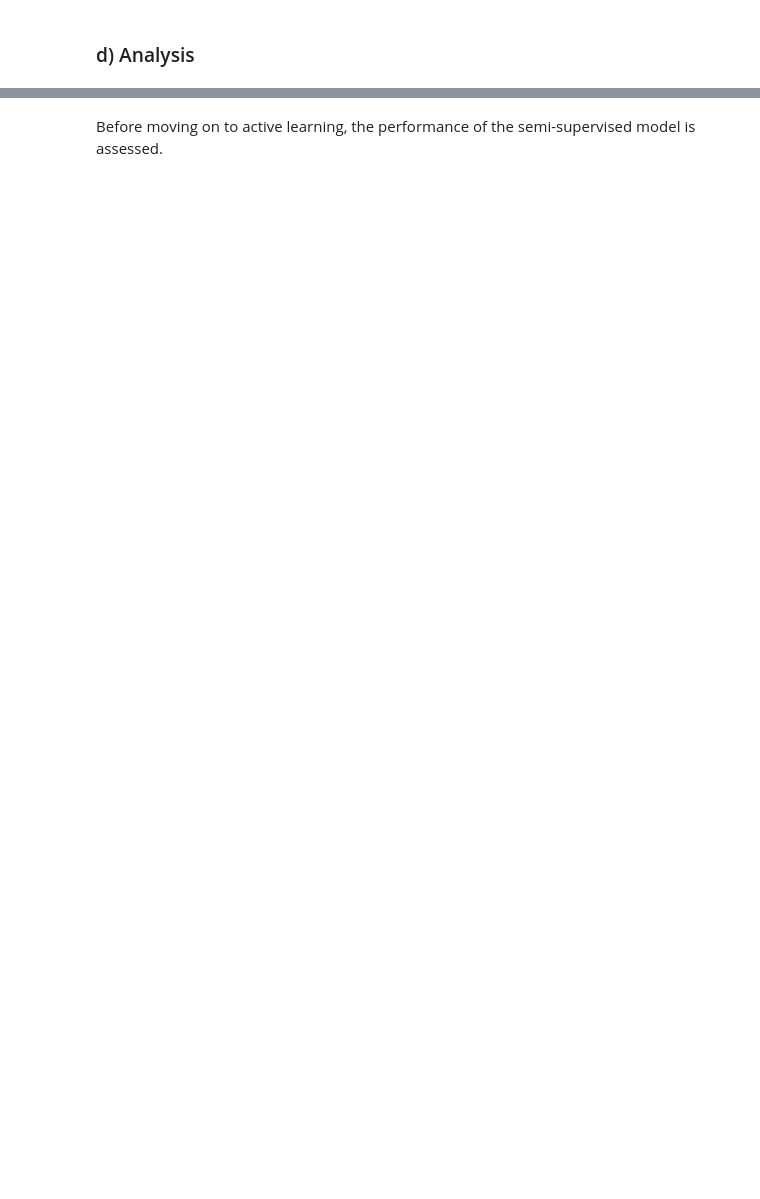
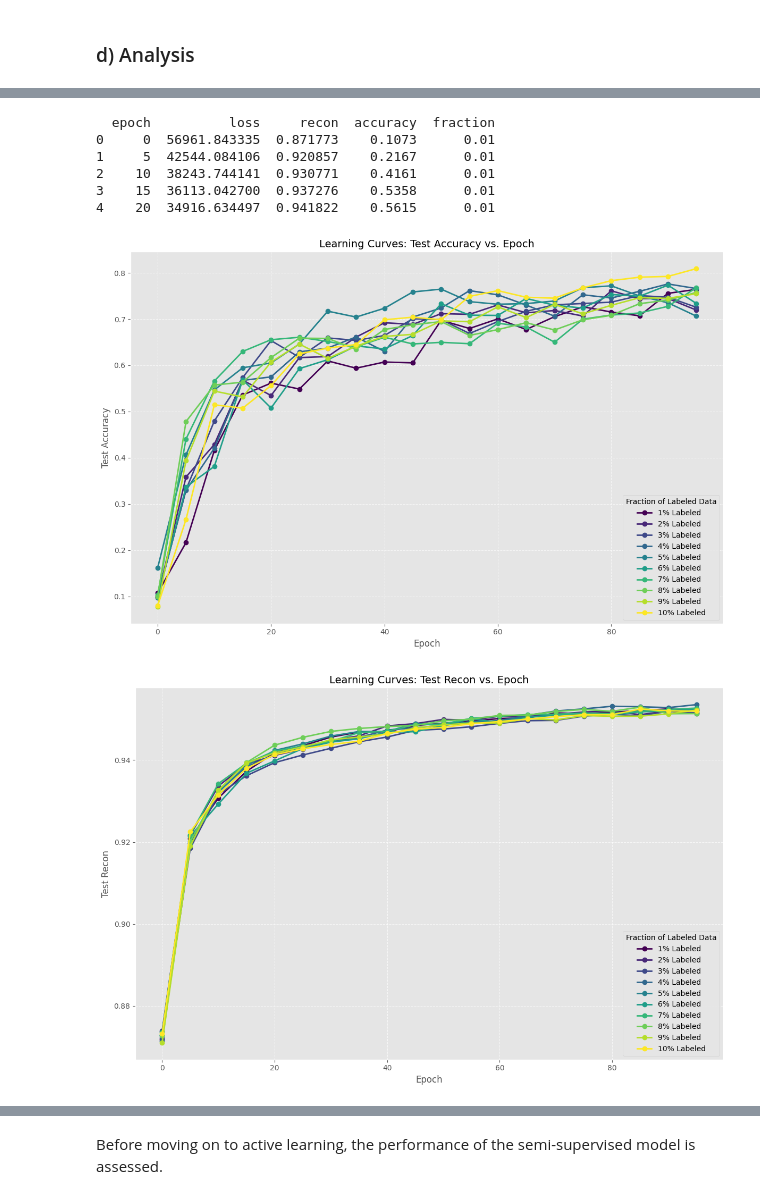
Before and after one commit to teisnotte/model-based-machine-learning-ssvae, a Jupyter notebook: ssVAE_mabeng.ipynb, the cells around one changed output, grey strips where cells are left out. Saved outputs shown, nothing was run; the diff lists cells and outputs as text; code cells hidden in the pictures; blank space fills up the shorter version.

```diff
--- a/ssVAE_mabeng.ipynb
+++ b/ssVAE_mabeng.ipynb
@@ -975,0 +904,55 @@ plot_learning_curves(df, 'loss')      # Loss curves
+# %%
+df = pd.DataFrame(columns=["epoch", "loss", "recon", "accuracy", "fraction"])
+for i, train_result in enumerate(results):
+    # Add the fraction to each row
+    for row in train_result:
+        row.append(fractions[i])
+    # Append the rows to the DataFrame
+    df = pd.concat([df, pd.DataFrame(train_result, columns=["epoch", "loss", "recon", "accuracy", "fraction"])], ignore_index=True)
+print(df.head())
+# %% [output]
+  epoch          loss     recon  accuracy  fraction
+0     0  56961.843335  0.871773    0.1073      0.01
+1     5  42544.084106  0.920857    0.2167      0.01
+2    10  38243.744141  0.930771    0.4161      0.01
+3    15  36113.042700  0.937276    0.5358      0.01
+4    20  34916.634497  0.941822    0.5615      0.01
+# %%
+
+# 1. Learning curves for different fractions
+def plot_learning_curves(df, metric='accuracy'):
+    """Plot learning curves for different fractions of labeled data"""
+    plt.figure(figsize=(12, 8))
+
+    # Get unique fractions
+    fractions = sorted(df['fraction'].unique())
+
+    # Use a color gradient
+    colors = plt.cm.viridis(np.linspace(0, 1, len(fractions)))
+
+    for i, fraction in enumerate(fractions):
+        fraction_data = df[df['fraction'] == fraction]
+
+        # Sort by epoch
+        fraction_data = fraction_data.sort_values('epoch')
+
+        plt.plot(fraction_data['epoch'], fraction_data[f'{metric}'],
+                 'o-', color=colors[i], linewidth=2,
+                 label=f'{fraction*100:.0f}% Labeled')
+
+    plt.xlabel('Epoch', fontsize=12)
+    plt.ylabel(f'Test {metric.capitalize()}', fontsize=12)
+    plt.title(f'Learning Curves: Test {metric.capitalize()} vs. Epoch', fontsize=14)
+    plt.grid(True, linestyle='--', alpha=0.7)
+    plt.legend(title='Fraction of Labeled Data')
+    plt.tight_layout()
+    plt.savefig(f'results/learning_curves_{metric}.png', dpi=300, bbox_inches='tight')
+    plt.show()
+
+# Generate all plots
+plot_learning_curves(df, 'accuracy')  # Classification accuracy curves
+plot_learning_curves(df, 'recon')     # Reconstruction accuracy curves
+plot_learning_curves(df, 'loss')      # Loss curves
+# %% [output]
+[figure, added]
+[figure, added]
```
Also changed, not shown: parts of 41 cells of this notebook.
